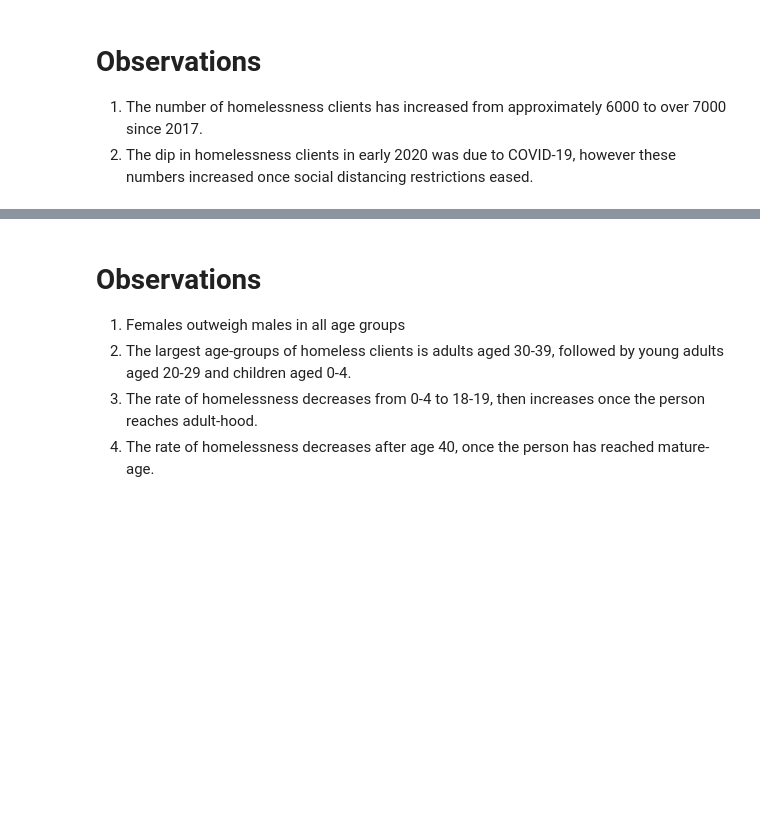
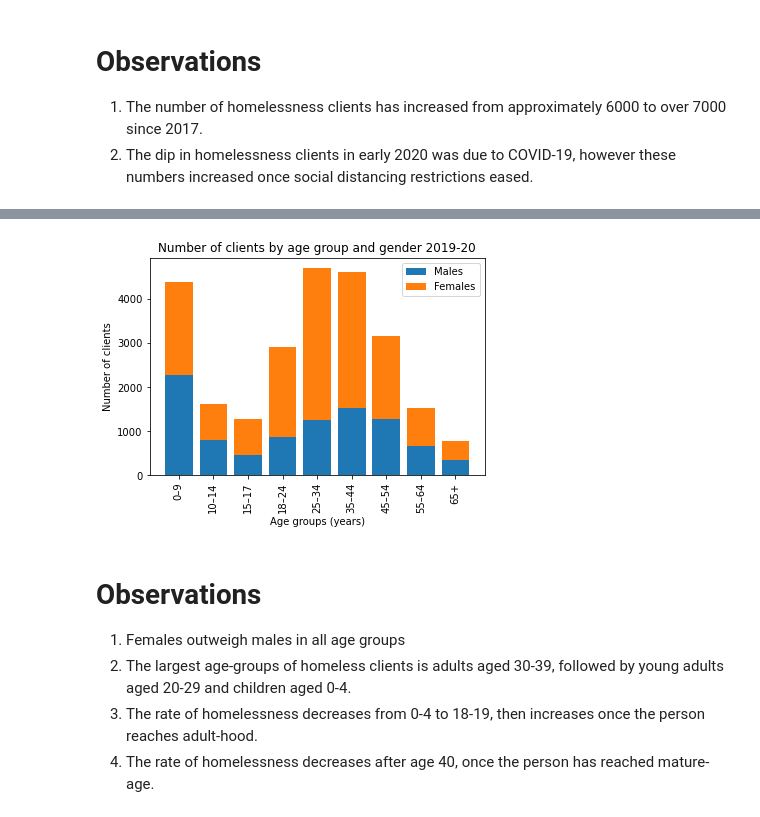
Before and after one commit to briginmis/project-1, a Jupyter notebook: data.ipynb, the cells around one changed output, grey strips where cells are left out. Saved outputs shown, nothing was run; the diff lists cells and outputs as text; code cells hidden in the pictures; blank space fills up the shorter version.

Commit message:
Revised age gender bar chart for consistency

```diff
--- a/data.ipynb
+++ b/data.ipynb
@@ -121,0 +77,3 @@ plt.show()
+# %%
+age_gender = pd.read_csv("Resources/age_gender.csv")
+age_gender
@@ -122,3 +136,22 @@ plt.show()
+# %%
+#Create stacked bar chart, visualising the number of clients by age group and gender
+male = age_gender_clean[["Age group","Number Male"]]
+female = age_gender_clean[["Age group","Number Female"]]
+
+fig, ax = plt.subplots()
+
+ax.bar(male["Age group"], male["Number Male"], label = "Males")
+ax.bar(female["Age group"], female["Number Female"], label = "Females", bottom = male["Number Male"])
+
+ax.set_title("Number of clients by age group and gender 2019-20")
+ax.set_ylabel("Number of clients")
+ax.set_xlabel("Age groups (years)")
+plt.xticks(rotation = 90)
+ax.legend()
+
+plt.show()
+# %% [output]
+[figure, added]
 # %% [markdown]
 # Observations
 1. Females outweigh males in all age groups
```
Also changed, not shown: parts of 4 cells of this notebook, 1 other file.
